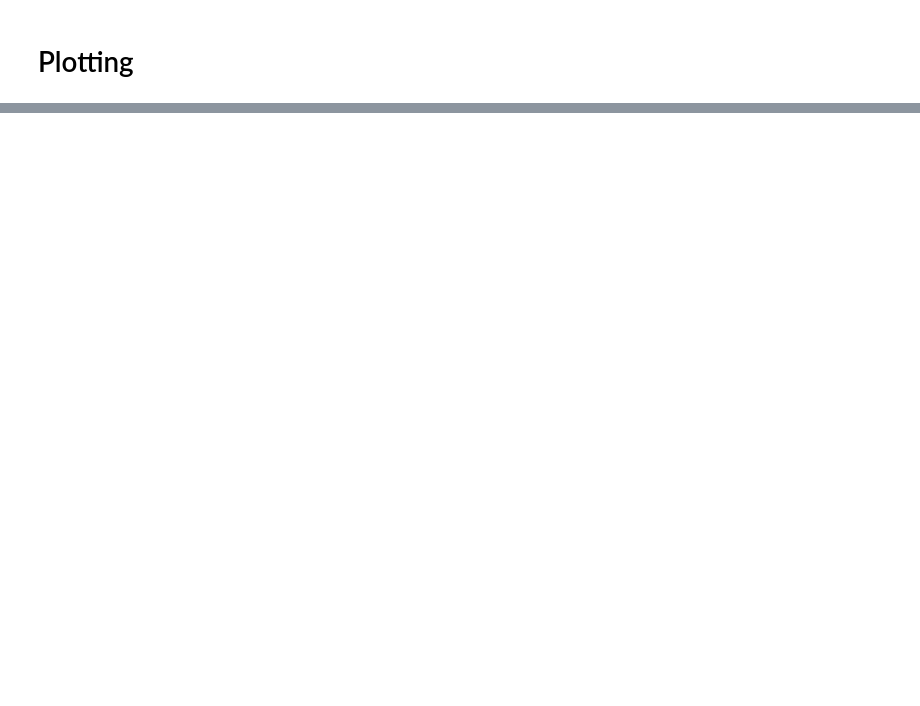
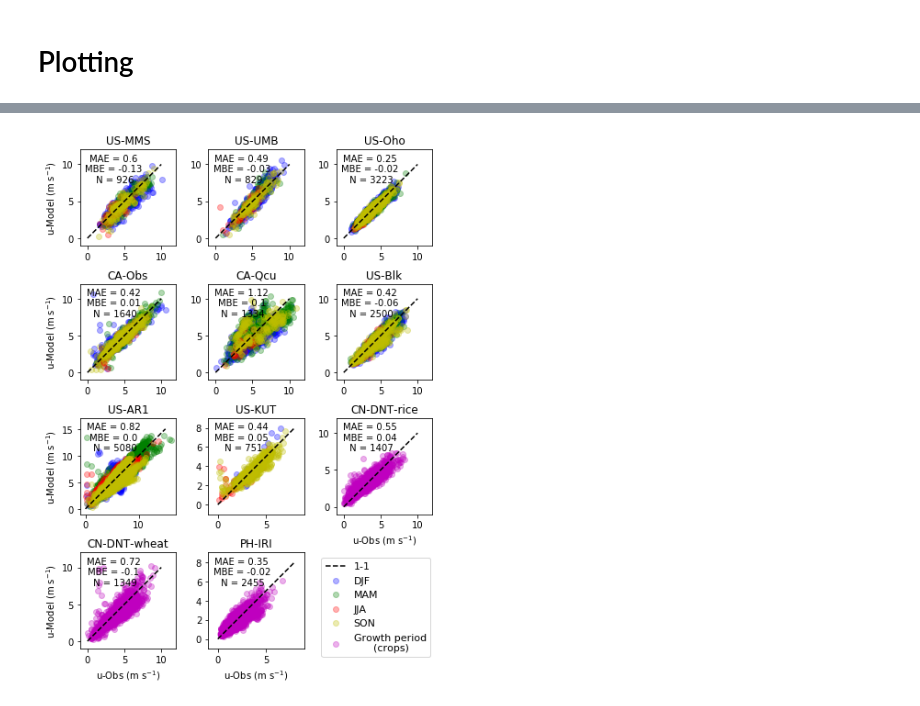
Before and after one commit to Urban-Meteorology-Reading/SUEWS_parameters, a Jupyter notebook: roughness.ipynb, the cells around one changed output, grey strips where cells are left out. Drawn from its saved outputs; the diff is of its cells as text; code cells hidden in the pictures; blank space fills up the shorter version.

```diff
--- a/roughness.ipynb
+++ b/roughness.ipynb
@@ -256,0 +306,86 @@ plt.savefig('WS_obs_mod.png',dpi=300,bbox_inches = 'tight',pad_inches = 0.01)
+# %%
+names=['US-MMS','US-UMB','US-Oho','CA-Obs','CA-Qcu',
+       'US-Blk','US-AR1','US-KUT','CN-DNT-rice','CN-DNT-wheat','PH-IRI']
+
+
+
+fig,axs=plt.subplots(4,3,figsize=(15,10))
+plt.subplots_adjust(hspace=.4,wspace=-.75)
+# ratio_z0=[]
+# ratio_d=[]
+colors=['b','g','r','y']
+for i,name in enumerate(names):
+    #print(name)
+    MAE_all=[]
+    MBE_all=[]
+    number_all=0
+    ax=axs[int(np.floor((i)/3))][int(i-3*(np.floor((i)/3)))]
+    if name not in ['CN-DNT-rice','CN-DNT-wheat','PH-IRI']:
+
+        for season,color in zip(['DJF','MAM','JJA','SON'],colors):
+
+            try:
+                z0=res[name][season]['z0']
+                d=res[name][season]['d']
+                h_sfc=res[name][season]['h_sfc']
+                ser_ws=res[name][season]['ws_obs']
+                ws_mod=res[name][season]['ws_mod']
+                MAE_all.append(np.mean(abs(ws_mod-ser_ws)))
+                MBE_all.append(np.mean(ws_mod-ser_ws))
+                number_all+=len(ws_mod)
+        #         ratio_z0.append(z0/h_sfc)
+        #         ratio_d.append(d/h_sfc)
+                ax.scatter(ser_ws,ws_mod,color=color,alpha=0.3)
+            except:
+                pass
+    else:
+        z0=res[name]['z0']
+        d=res[name]['d']
+        h_sfc=res[name]['h_sfc']
+        ser_ws=res[name]['ws_obs']
+        ws_mod=res[name]['ws_mod']
+        MAE_all.append(np.mean(abs(ws_mod-ser_ws)))
+        MBE_all.append(np.mean(ws_mod-ser_ws))
+        number_all+=len(ws_mod)
+#         ratio_z0.append(z0/h_sfc)
+#         ratio_d.append(d/h_sfc)
+        ax.scatter(ser_ws,ws_mod,color='m',alpha=0.3)
+
+    text1=f'MAE = {np.round(np.mean(MAE_all),2)}\nMBE = {np.round(np.mean(MBE_all),2)}\n N = {number_all}'
+    ax.text(0.35, 0.8,text1, ha='center', va='center',color='k', transform=ax.transAxes,
+            bbox=dict(facecolor='none', edgecolor='none',alpha=0.1))
+
+    ax.set_ylim([-1,12])
+    ax.set_xlim([-1,12])
+
+    if name =='US-AR1':
+        ax.plot([0,15],[0,15],c='k',linestyle='--')
+        ax.set_ylim([-1,17])
+        ax.set_xlim([-1,17])
+    elif name in ['PH-IRI','US-KUT']:
+        ax.plot([0,8],[0,8],c='k',linestyle='--')
+        ax.set_ylim([-1,9])
+        ax.set_xlim([-1,9])
+    else:
+        ax.plot([0,10],[0,10],c='k',linestyle='--')
+
+
+    if name in ['CN-DNT-wheat','PH-IRI','CN-DNT-rice']:
+        ax.set_xlabel('u-Obs (m s$^{-1}$)' )
+    if name in ['US-MMS','CA-Obs','US-AR1','CN-DNT-wheat',]:
+        ax.set_ylabel('u-Model (m s$^{-1}$)')
+
+    #ax.set_title(name+'  (z$_{0m}$='+str(np.round(z0,2))+', z$_d$='+str(np.round(d,2))+', h$_v$='+str(h_sfc)+')')
+    ax.set_title(name)
+    x0, x1 = ax.get_xlim()
+    y0, y1 = ax.get_ylim()
+    ax.set_aspect(abs(x1 - x0) / abs(y1 - y0))
+
+    if name=='US-MMS':
+        ax.scatter([],[],color='m',alpha=0.3)
+        ax.legend(['1-1','DJF','MAM','JJA','SON','Growth period\n      (crops)'],bbox_to_anchor=(3.7, -3.2),fontsize=11)
+
+axs[3][2].axis('off')
+plt.savefig('WS_obs_mod.png',dpi=300,bbox_inches = 'tight',pad_inches = 0.01)
+# %% [output]
+[figure, added]
```
Also changed, not shown: parts of 8 cells of this notebook, 4 other files.
